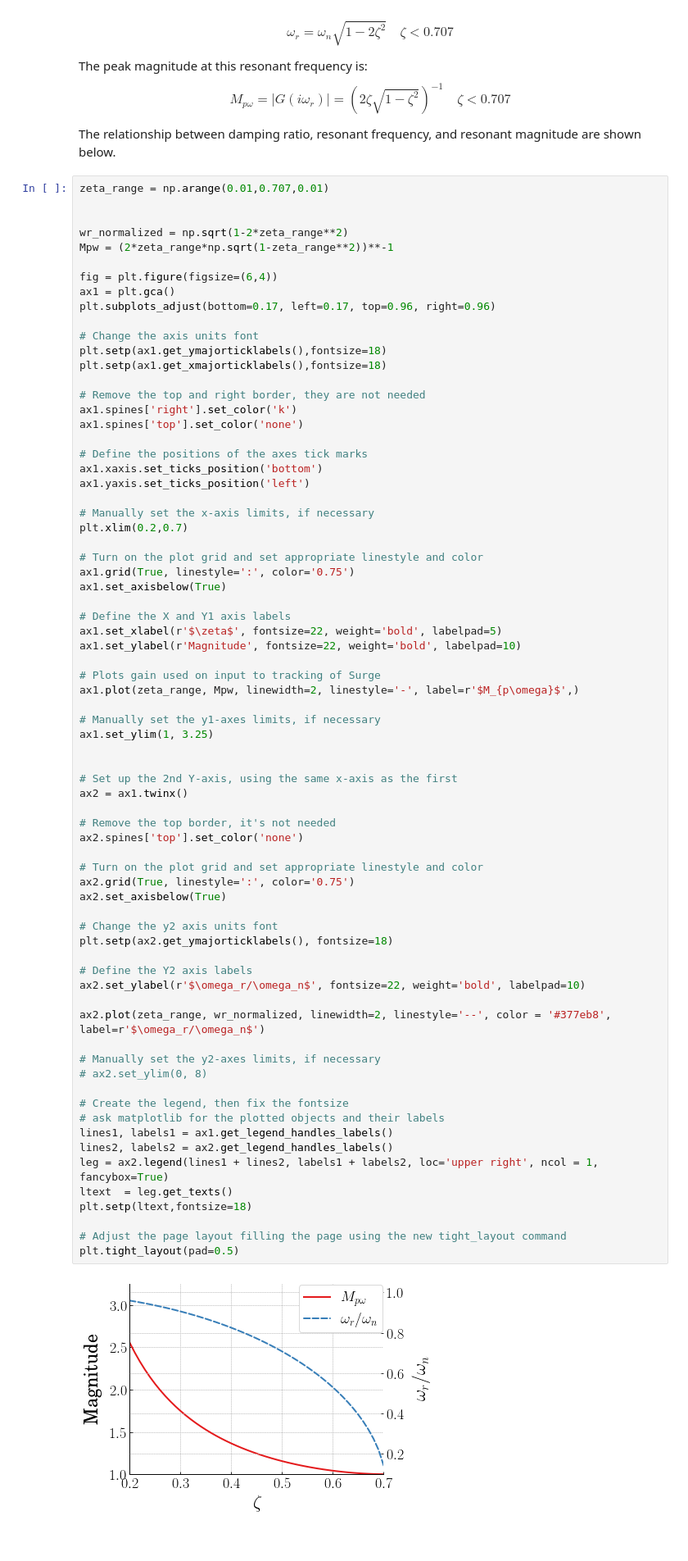
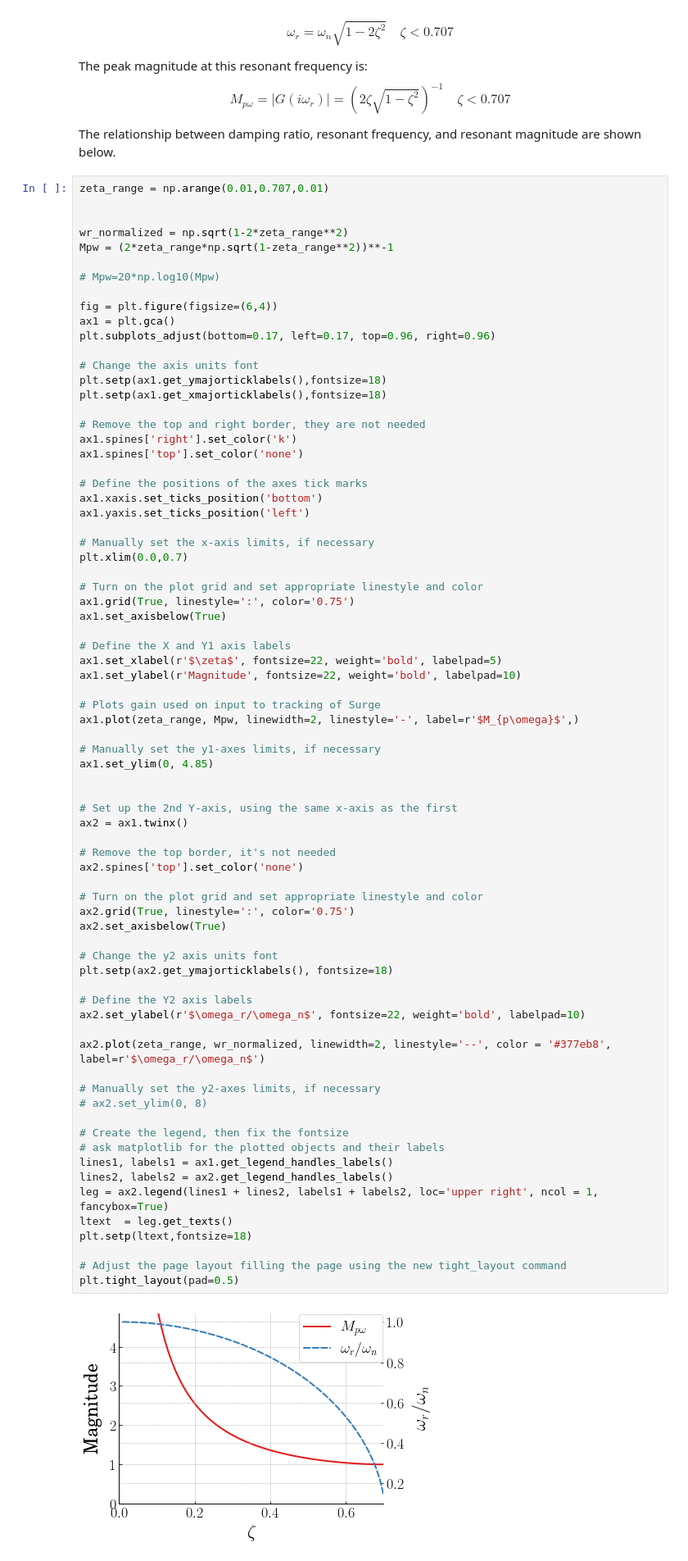
Before and after one commit to gge0866/MCHE474---Control-Systems, a Jupyter notebook: Jupyter Notebooks/Bode_plot_example.ipynb, the cells around one changed output. Shown: that part at 82% size. Drawn from its saved outputs; the diff is of its cells as text.

```diff
--- a/Jupyter Notebooks/Bode_plot_example.ipynb
+++ b/Jupyter Notebooks/Bode_plot_example.ipynb
@@ -316,6 +316,8 @@ zeta_range = np.arange(0.01,0.707,0.01)
 
 wr_normalized = np.sqrt(1-2*zeta_range**2)
 Mpw = (2*zeta_range*np.sqrt(1-zeta_range**2))**-1
+
+# Mpw=20*np.log10(Mpw)
 
 fig = plt.figure(figsize=(6,4))
 ax1 = plt.gca()
@@ -334,7 +336,7 @@ ax1.xaxis.set_ticks_position('bottom')
 ax1.yaxis.set_ticks_position('left')
 
 # Manually set the x-axis limits, if necessary
-plt.xlim(0.2,0.7)
+plt.xlim(0.0,0.7)
 
 # Turn on the plot grid and set appropriate linestyle and color
 ax1.grid(True, linestyle=':', color='0.75')
@@ -348,7 +350,7 @@ ax1.set_ylabel(r'Magnitude', fontsize=22, weight='bold', labelpad=10)
 ax1.plot(zeta_range, Mpw, linewidth=2, linestyle='-', label=r'$M_{p\omega}$',)
 
 # Manually set the y1-axes limits, if necessary
-ax1.set_ylim(1, 3.25)
+ax1.set_ylim(0, 4.85)
 
 
 # Set up the 2nd Y-axis, using the same x-axis as the first
@@ -356,32 +358,32 @@ ax2 = ax1.twinx()
 
 # Remove the top border, it's not needed
 ax2.spines['top'].set_color('none')
 
 # Turn on the plot grid and set appropriate linestyle and color
 ax2.grid(True, linestyle=':', color='0.75')
 ax2.set_axisbelow(True)
 
 # Change the y2 axis units font
 plt.setp(ax2.get_ymajorticklabels(), fontsize=18)
 
 # Define the Y2 axis labels
 ax2.set_ylabel(r'$\omega_r/\omega_n$', fontsize=22, weight='bold', labelpad=10)
 
 ax2.plot(zeta_range, wr_normalized, linewidth=2, linestyle='--', color = '#377eb8', label=r'$\omega_r/\omega_n$')
 
 # Manually set the y2-axes limits, if necessary
 # ax2.set_ylim(0, 8)
 
 # Create the legend, then fix the fontsize
 # ask matplotlib for the plotted objects and their labels
 lines1, labels1 = ax1.get_legend_handles_labels()
 lines2, labels2 = ax2.get_legend_handles_labels()
 leg = ax2.legend(lines1 + lines2, labels1 + labels2, loc='upper right', ncol = 1, fancybox=True)
 ltext  = leg.get_texts()
 plt.setp(ltext,fontsize=18)
 
 # Adjust the page layout filling the page using the new tight_layout command
 plt.tight_layout(pad=0.5)
 # %% [output]
-[figure, old version]
+[figure, new version]
 # %% [markdown]
```
Also changed, not shown: parts of 2 cells of this notebook.
